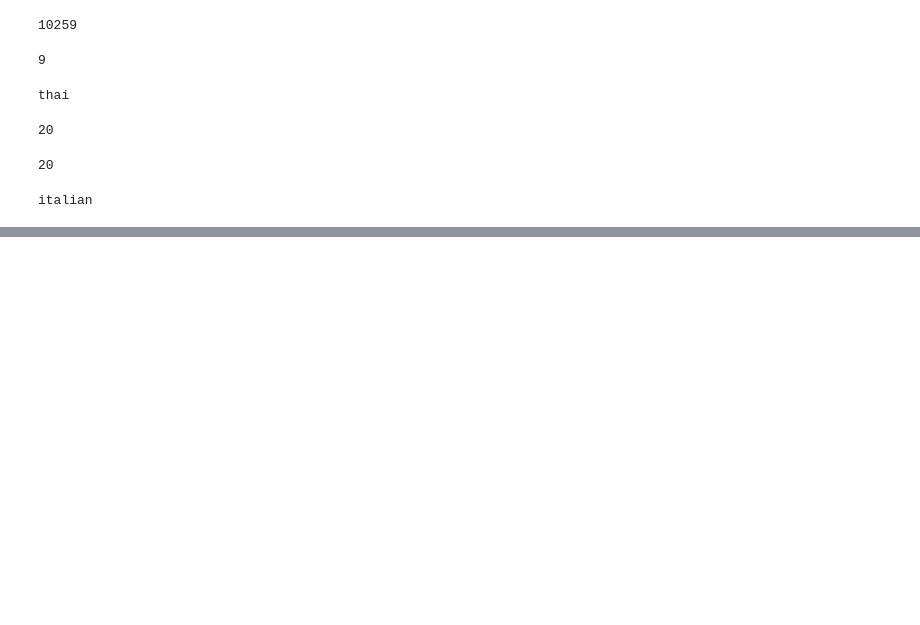
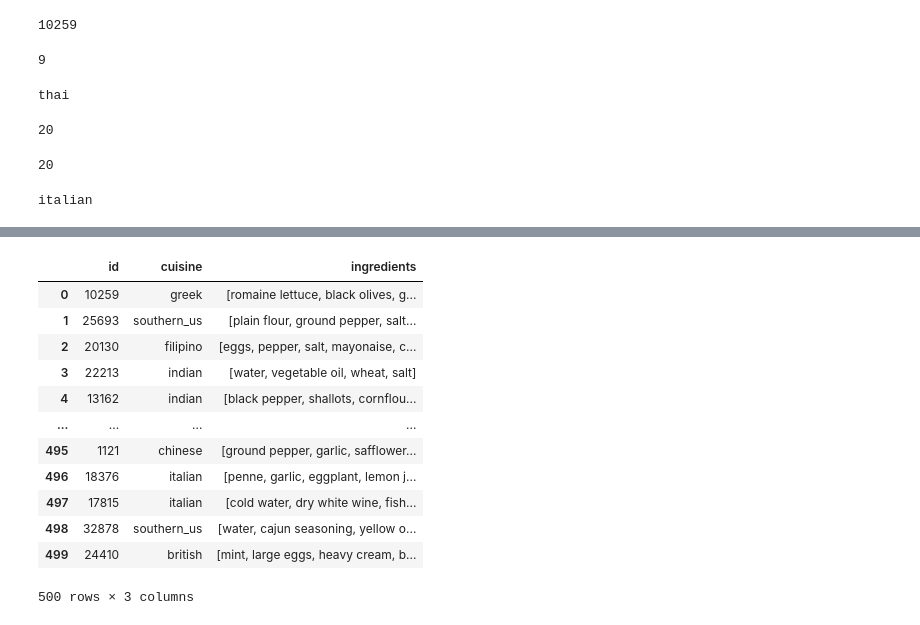
Before and after one commit to Andrdeni/sf_data_science, a Jupyter notebook: PY_16_Как_выгружать_данные_из_файлов/DS_16.ipynb, the cells around one changed output, grey strips where cells are left out. Drawn from its saved outputs; the diff is of its cells as text; code cells hidden in the pictures; blank space fills up the shorter version.

```diff
--- a/PY_16_Как_выгружать_данные_из_файлов/DS_16.ipynb
+++ b/PY_16_Как_выгружать_данные_из_файлов/DS_16.ipynb
@@ -354,0 +373,4 @@ italian
+# %%
+import pandas as pd # Импортируем модуль pandas
+df = pd.read_json('data/recipes.json') # Создаём объект DataFrame, загружая содержимое файла recipes.json
+display(df.head()) # Выводим на экран первые строки полученного DataFrame
@@ -354,0 +384,18 @@ italian
+# %%
+#Задание 6.1
+#Сколько столбцов содержит получившийся DataFrame?
+display(df)
+# %% [output]
+|  | id | cuisine | ingredients |
+| 0 | 10259 | greek | [romaine lettuce, black olives, g... |
+| 1 | 25693 | southern_us | [plain flour, ground pepper, salt... |
+| 2 | 20130 | filipino | [eggs, pepper, salt, mayonaise, c... |
+| 3 | 22213 | indian | [water, vegetable oil, wheat, salt] |
+| 4 | 13162 | indian | [black pepper, shallots, cornflou... |
+| ... | ... | ... | ... |
+| 495 | 1121 | chinese | [ground pepper, garlic, safflower... |
+| 496 | 18376 | italian | [penne, garlic, eggplant, lemon j... |
+| 497 | 17815 | italian | [cold water, dry white wine, fish... |
+| 498 | 32878 | southern_us | [water, cajun seasoning, yellow o... |
+| 499 | 24410 | british | [mint, large eggs, heavy cream, b... |
+500 rows × 3 columns
```
Also changed, not shown: parts of 8 cells of this notebook, 1 other file.
